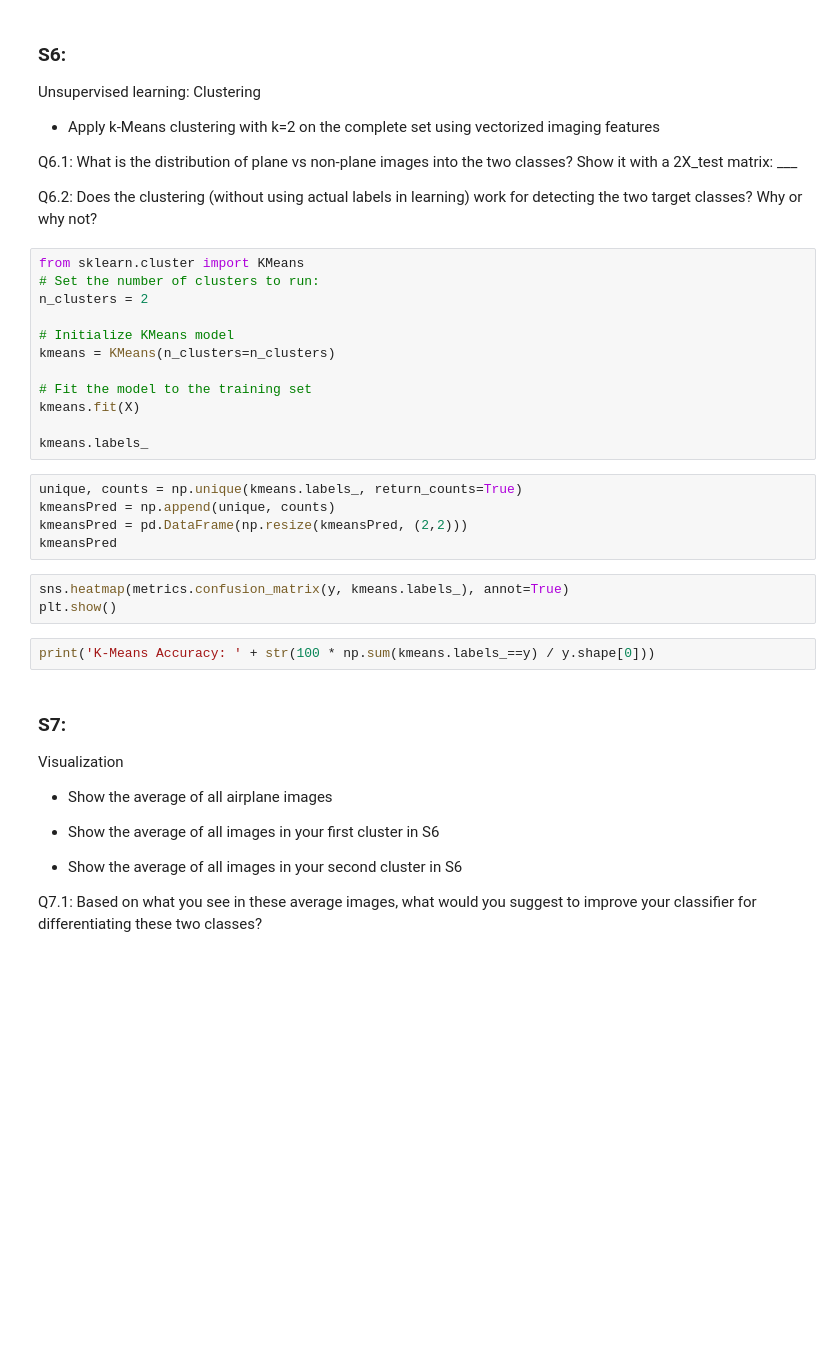
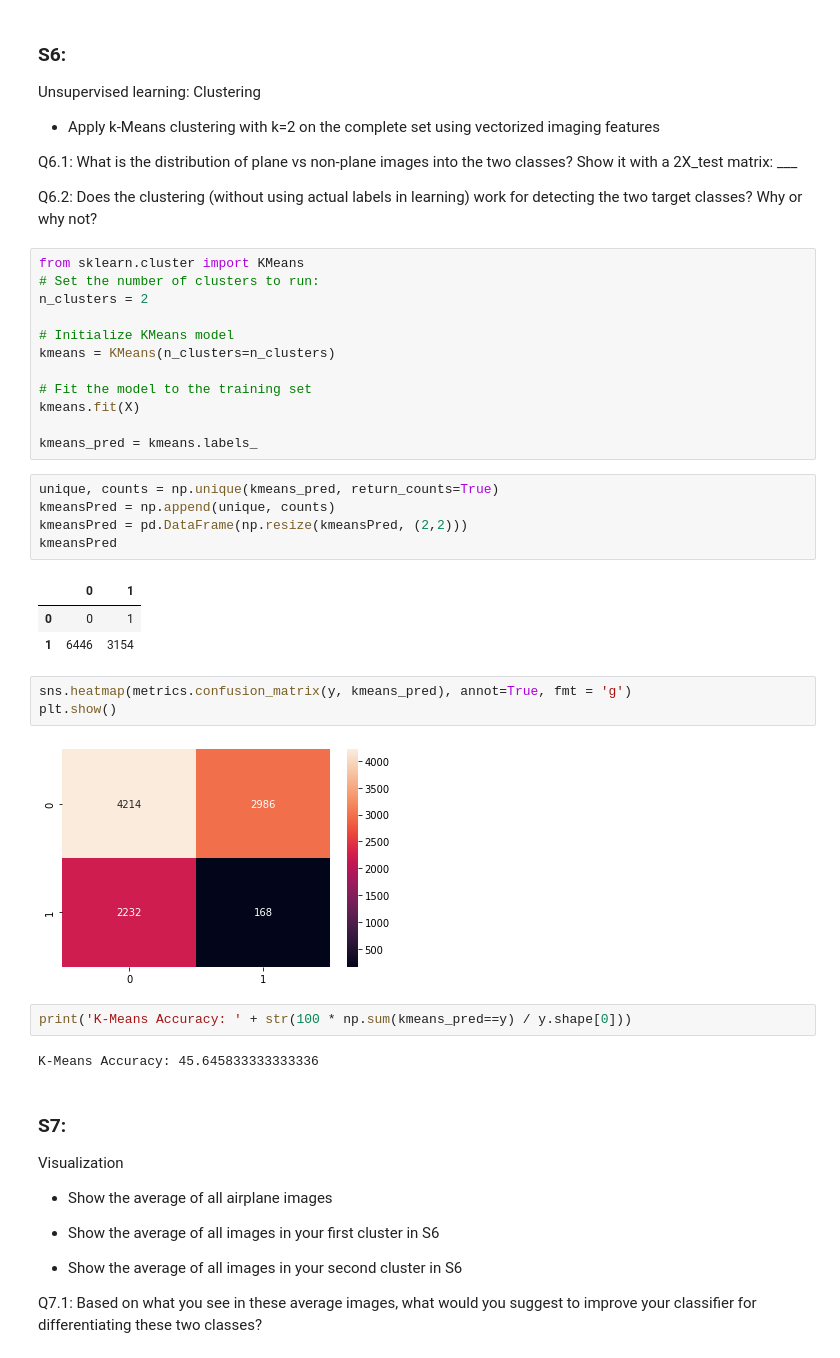
Before and after one commit to johnatawnclementawn/RemoteSensing_650_HW, a Jupyter notebook: HW2/Clementi_MUSA650_HW2.ipynb, the cells around one changed output. Saved outputs shown, nothing was run; the diff lists cells and outputs as text; blank space fills up the shorter version.

```diff
--- a/HW2/Clementi_MUSA650_HW2.ipynb
+++ b/HW2/Clementi_MUSA650_HW2.ipynb
@@ -401,17 +401,25 @@ kmeans = KMeans(n_clusters=n_clusters)
 # Fit the model to the training set
 kmeans.fit(X)
 
-kmeans.labels_
+kmeans_pred = kmeans.labels_
 # %%
-unique, counts = np.unique(kmeans.labels_, return_counts=True)
+unique, counts = np.unique(kmeans_pred, return_counts=True)
 kmeansPred = np.append(unique, counts)
 kmeansPred = pd.DataFrame(np.resize(kmeansPred, (2,2)))
 kmeansPred
+# %% [output]
+|  | 0 | 1 |
+| 0 | 0 | 1 |
+| 1 | 6446 | 3154 |
 # %%
-sns.heatmap(metrics.confusion_matrix(y, kmeans.labels_), annot=True)
+sns.heatmap(metrics.confusion_matrix(y, kmeans_pred), annot=True, fmt = 'g')
 plt.show()
+# %% [output]
+[figure, added]
 # %%
-print('K-Means Accuracy: ' + str(100 * np.sum(kmeans.labels_==y) / y.shape[0]))
+print('K-Means Accuracy: ' + str(100 * np.sum(kmeans_pred==y) / y.shape[0]))
+# %% [output]
+K-Means Accuracy: 45.645833333333336
 # %% [markdown]
 ### S7:
 
```
Also changed, not shown: parts of 6 cells of this notebook.
